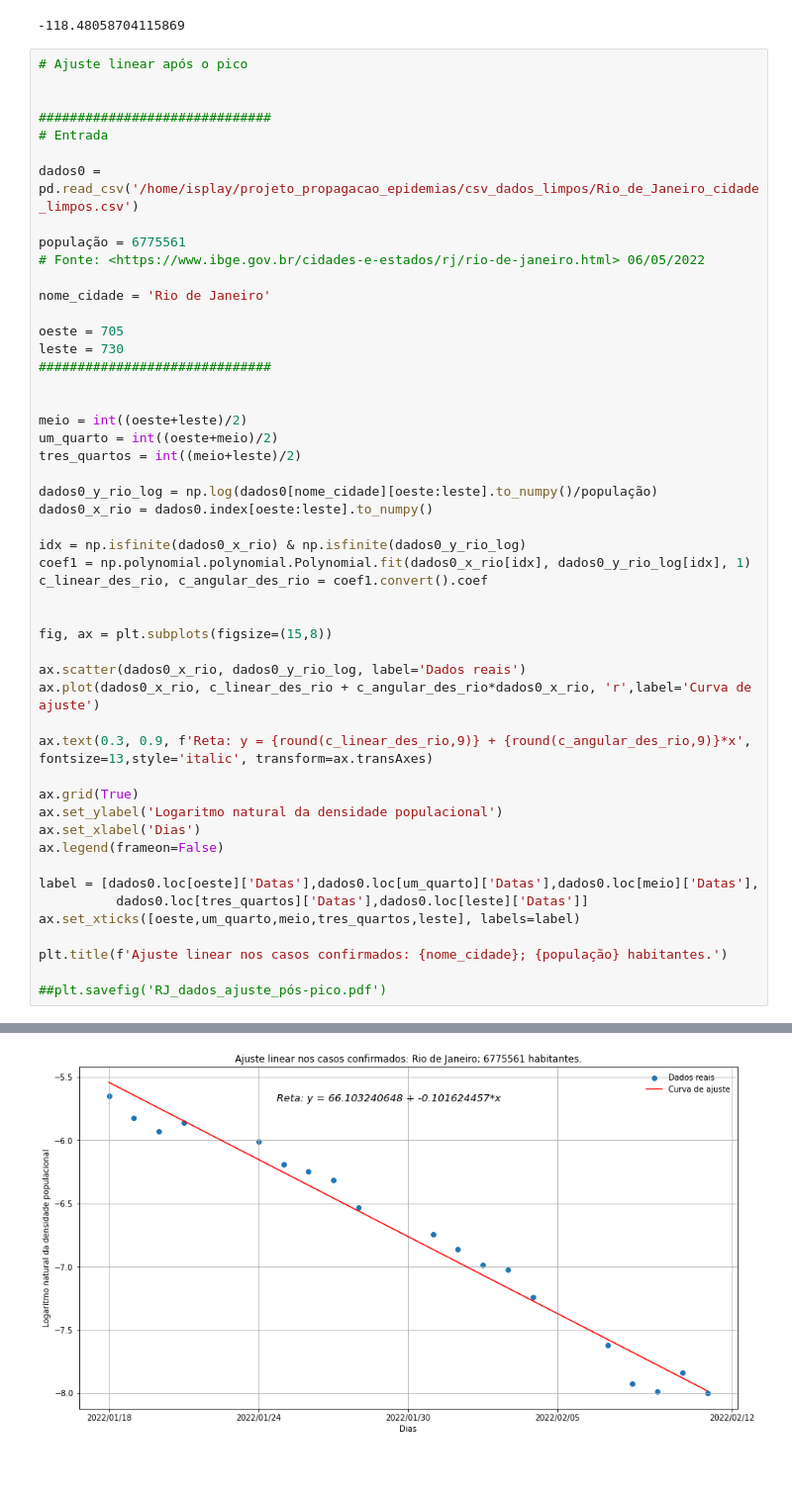
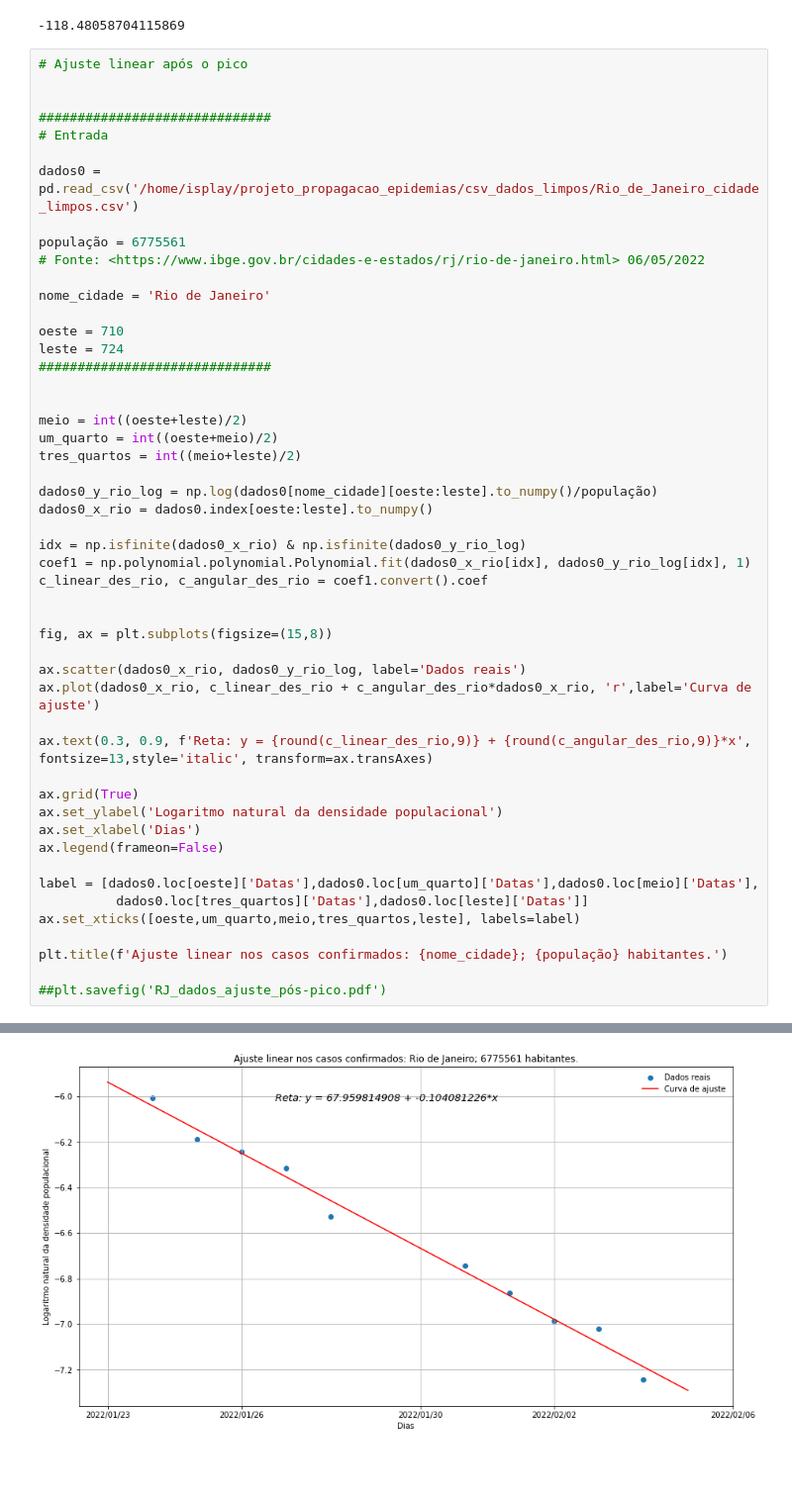
Before and after one commit to isplay/projeto_propagacao_epidemias, a Jupyter notebook: Códigos/Ômicron_em_cidades - dados limpos.ipynb, the cells around one changed output, grey strips where cells are left out. Shown at 99% size. Saved outputs shown, nothing was run; the diff lists cells and outputs as text.

```diff
--- a/Códigos/Ômicron_em_cidades - dados limpos.ipynb
+++ b/Códigos/Ômicron_em_cidades - dados limpos.ipynb
@@ -203,8 +203,8 @@ população = 6775561
 
 nome_cidade = 'Rio de Janeiro'
 
-oeste = 705
-leste = 730
+oeste = 710
+leste = 724
 ##############################
 
 
@@ -214,34 +214,34 @@ tres_quartos = int((meio+leste)/2)
 
 dados0_y_rio_log = np.log(dados0[nome_cidade][oeste:leste].to_numpy()/população)
 dados0_x_rio = dados0.index[oeste:leste].to_numpy()
 
 idx = np.isfinite(dados0_x_rio) & np.isfinite(dados0_y_rio_log)
 coef1 = np.polynomial.polynomial.Polynomial.fit(dados0_x_rio[idx], dados0_y_rio_log[idx], 1)
 c_linear_des_rio, c_angular_des_rio = coef1.convert().coef
 
 
 fig, ax = plt.subplots(figsize=(15,8))
 
 ax.scatter(dados0_x_rio, dados0_y_rio_log, label='Dados reais')
 ax.plot(dados0_x_rio, c_linear_des_rio + c_angular_des_rio*dados0_x_rio, 'r',label='Curva de ajuste')
 
 ax.text(0.3, 0.9, f'Reta: y = {round(c_linear_des_rio,9)} + {round(c_angular_des_rio,9)}*x', fontsize=13,style='italic', transform=ax.transAxes)
 
 ax.grid(True)
 ax.set_ylabel('Logaritmo natural da densidade populacional')
 ax.set_xlabel('Dias')
 ax.legend(frameon=False)
 
 label = [dados0.loc[oeste]['Datas'],dados0.loc[um_quarto]['Datas'],dados0.loc[meio]['Datas'],
           dados0.loc[tres_quartos]['Datas'],dados0.loc[leste]['Datas']]
 ax.set_xticks([oeste,um_quarto,meio,tres_quartos,leste], labels=label)
 
 plt.title(f'Ajuste linear nos casos confirmados: {nome_cidade}; {população} habitantes.')
 
 ##plt.savefig('RJ_dados_ajuste_pós-pico.pdf')
 # %% [output]
 Text(0.5, 1.0, 'Ajuste linear nos casos confirmados: Rio de Janeiro; 6775561 habitantes.')
-[figure, old version]
+[figure, new version]
 # %% [markdown]
 #
 # %% [markdown]
```
Also changed, not shown: 6 other files.
